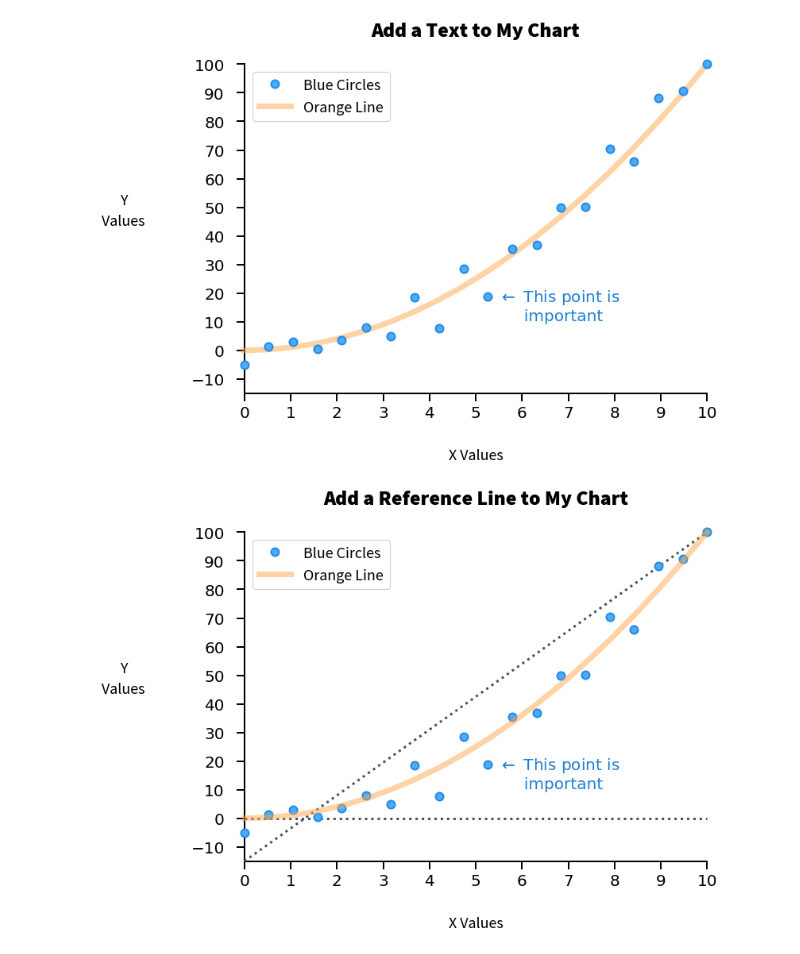
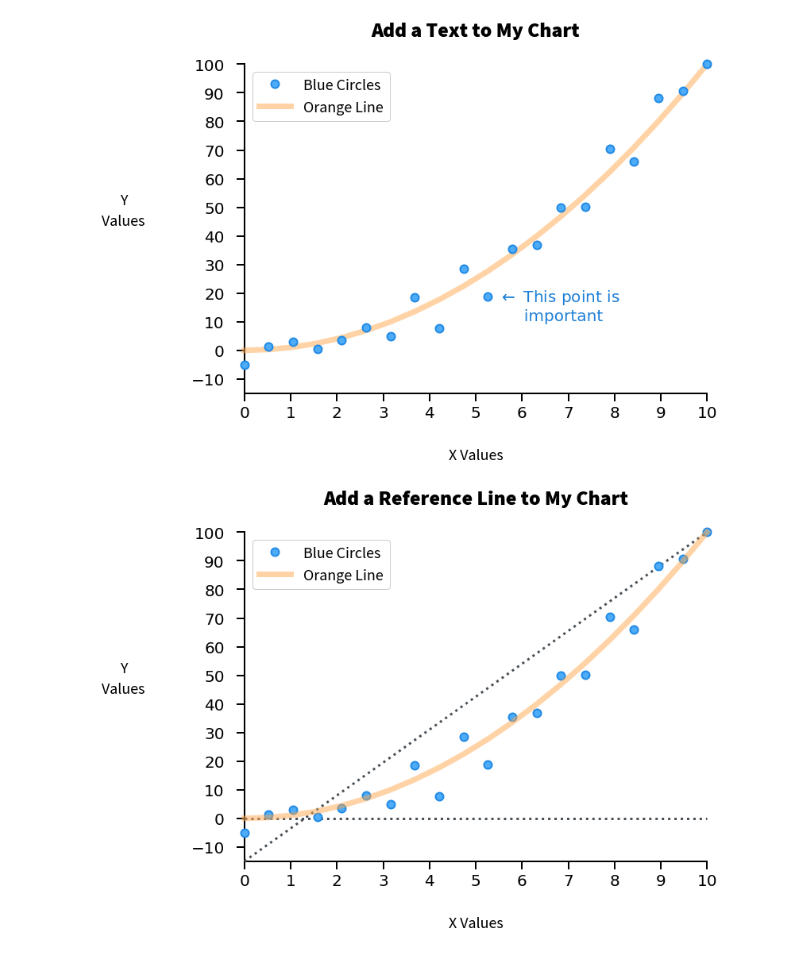
Before and after one commit to alexdsbreslav/quicklooks, a Jupyter notebook: images/scripts/reference_objects.ipynb, the cells around one changed output. Saved outputs shown, nothing was run; the diff lists cells and outputs as text; code cells hidden in the pictures.

```diff
--- a/legend.ipynb
+++ b/images/scripts/reference_objects.ipynb
@@ -172,17 +172,6 @@ opacity = 0.5,
 label_for_legend = 'Orange Line',
 layer_order = 2)
 
-# ---- add text
-quicklook.add_text(chart_skeleton,
-text = '$\leftarrow$ This point is\n     important',
-color_name = 'blue', #['default','gray', 'red', 'pink', 'grape', 'violet', 'indigo', 'blue', 'cyan', 'teal', 'green', 'lime', 'yellow', 'orange']
-text_location_on_x_axis = 5.5,
-text_location_on_y_axis = 15.5,
-horizontal_align = 'left',
-vertical_align = 'center',
-box_around_text = False,
-layer_order = 2)
-
 # ---- add a horizontal reference line
 quicklook.add_reference_line(chart_skeleton,
 line_type = 'horizontal', #['horizontal','vertical','diagonal_up','diagonal_down']
@@ -191,31 +180,31 @@ color_name = 'gray', #['gray', 'red', 'pink', 'grape', 'violet', 'indigo', 'blue
 color_brightness = 'dark', #['default', 'light', 'dark']
 linewidth = 3,
 linestyle = ':', #['-', '--', ':', '-.']
 marker_shape = 'None', #['None', 'o', '.', 'v', '^', 's', 'd', 'D', 'X', 'x']
 opacity = 1,
 label_for_legend = '',
 layer_order = 1)
 
 # ---- add a diagonal reference line
 quicklook.add_reference_line(chart_skeleton,
 line_type = 'diagonal_up', #['horizontal','vertical','diagonal_up','diagonal_down']
 location = None,
 color_name = 'gray', #['gray', 'red', 'pink', 'grape', 'violet', 'indigo', 'blue', 'cyan', 'teal', 'green', 'lime', 'yellow', 'orange']
 color_brightness = 'dark', #['default', 'light', 'dark']
 linewidth = 3,
 linestyle = ':', #['-', '--', ':', '-.']
 marker_shape = 'None', #['None', 'o', '.', 'v', '^', 's', 'd', 'D', 'X', 'x']
 opacity = 1,
 label_for_legend = '',
 layer_order = 1)
 
 # ---- add legend
 quicklook.add_legend(chart_skeleton,
 legend_location = 'best', frame_around_legend=True);
 
 # ---- save plot
 quicklook.save_chart_to_computer(chart_name = 'ref_line',
                                  path_to_folder_to_save_chart_in = os.path.join(os.path.abspath('images'), 'plots', 'legend'),
                                  print_confirmation=False);
 # %% [output]
-[figure, old version]
+[figure, new version]
```
Also changed, not shown: 3 other files.
